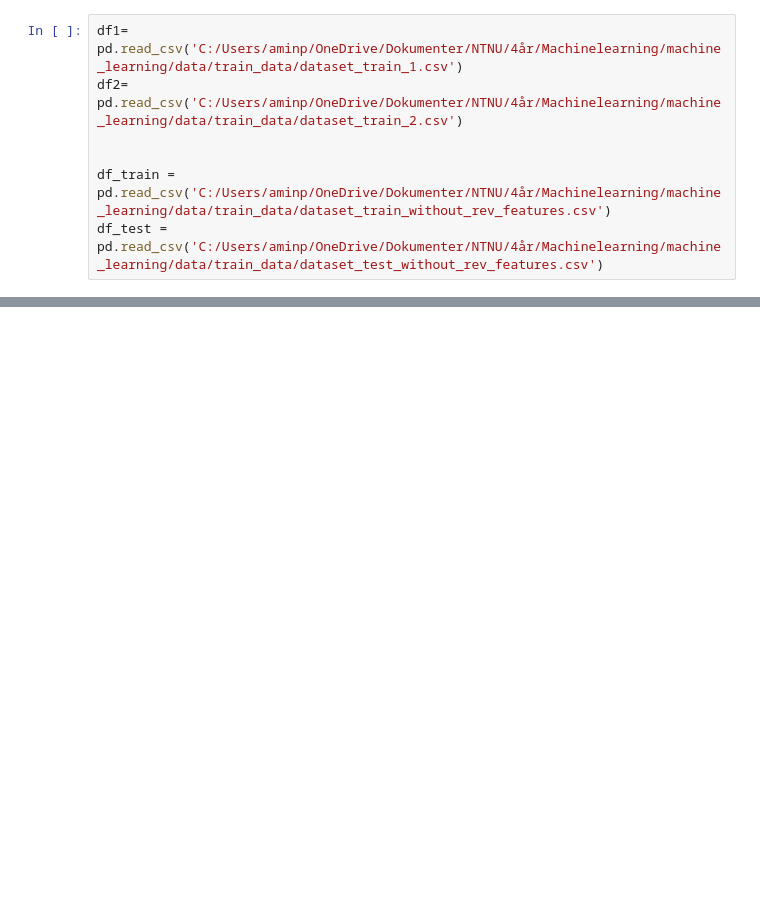
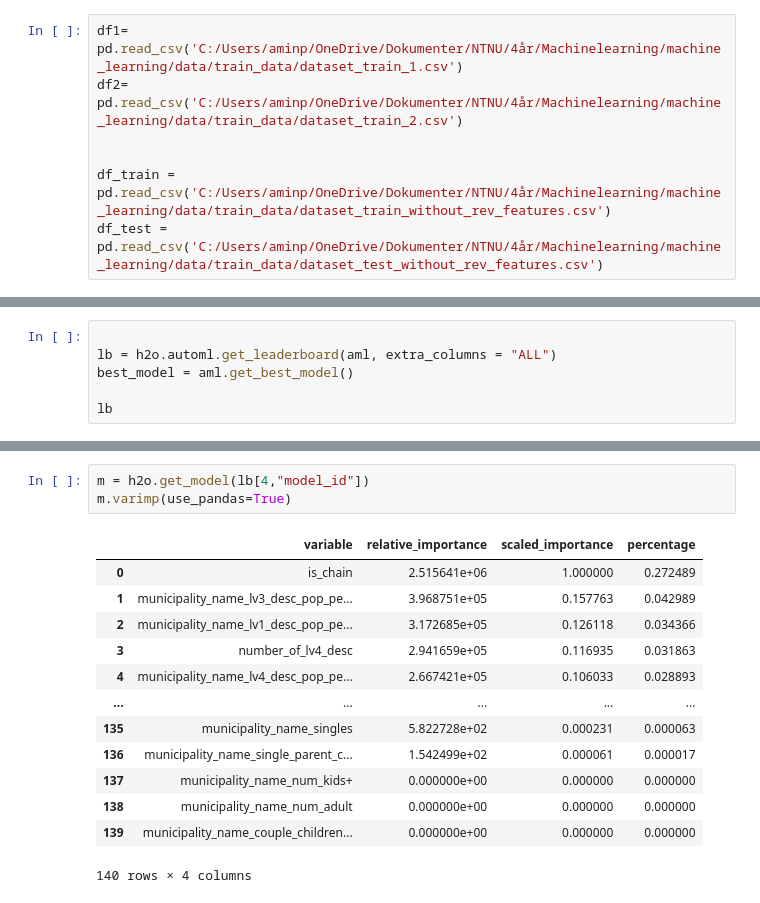
Before and after one commit to SimenQ/machine_learning, a Jupyter notebook: notebooks/Arash/ML_model.ipynb, the cells around one changed output, grey strips where cells are left out. Cells and saved outputs as stored; diff of their text form; blank space fills up the shorter version.

```diff
--- a/notebooks/Arash/ML_model.ipynb
+++ b/notebooks/Arash/ML_model.ipynb
@@ -139,0 +121,6 @@ H2OServerError: Server wasn't able to start in 60.045552 seconds.
+# %%
+
+lb = h2o.automl.get_leaderboard(aml, extra_columns = "ALL")
+best_model = aml.get_best_model()
+
+lb
@@ -139,0 +137,17 @@ H2OServerError: Server wasn't able to start in 60.045552 seconds.
+# %%
+m = h2o.get_model(lb[4,"model_id"])
+m.varimp(use_pandas=True)
+# %% [output]
+|  | variable | relative_importance | scaled_importance | percentage |
+| 0 | is_chain | 2.515641e+06 | 1.000000 | 0.272489 |
+| 1 | municipality_name_lv3_desc_pop_pe... | 3.968751e+05 | 0.157763 | 0.042989 |
+| 2 | municipality_name_lv1_desc_pop_pe... | 3.172685e+05 | 0.126118 | 0.034366 |
+| 3 | number_of_lv4_desc | 2.941659e+05 | 0.116935 | 0.031863 |
+| 4 | municipality_name_lv4_desc_pop_pe... | 2.667421e+05 | 0.106033 | 0.028893 |
+| ... | ... | ... | ... | ... |
+| 135 | municipality_name_singles | 5.822728e+02 | 0.000231 | 0.000063 |
+| 136 | municipality_name_single_parent_c... | 1.542499e+02 | 0.000061 | 0.000017 |
+| 137 | municipality_name_num_kids+ | 0.000000e+00 | 0.000000 | 0.000000 |
+| 138 | municipality_name_num_adult | 0.000000e+00 | 0.000000 | 0.000000 |
+| 139 | municipality_name_couple_children... | 0.000000e+00 | 0.000000 | 0.000000 |
+140 rows × 4 columns
```
Also changed, not shown: parts of 11 cells of this notebook, 2 other files.
